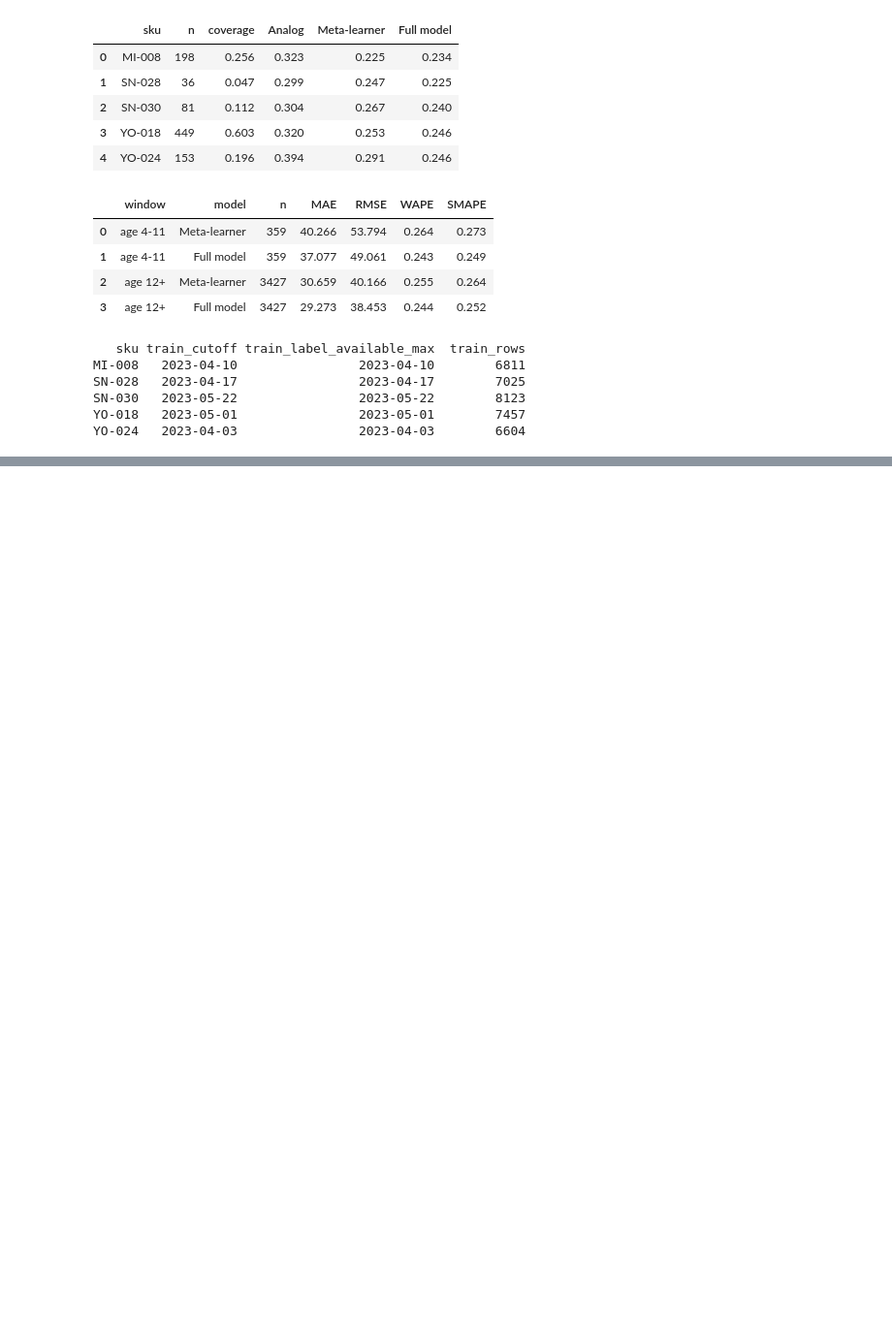
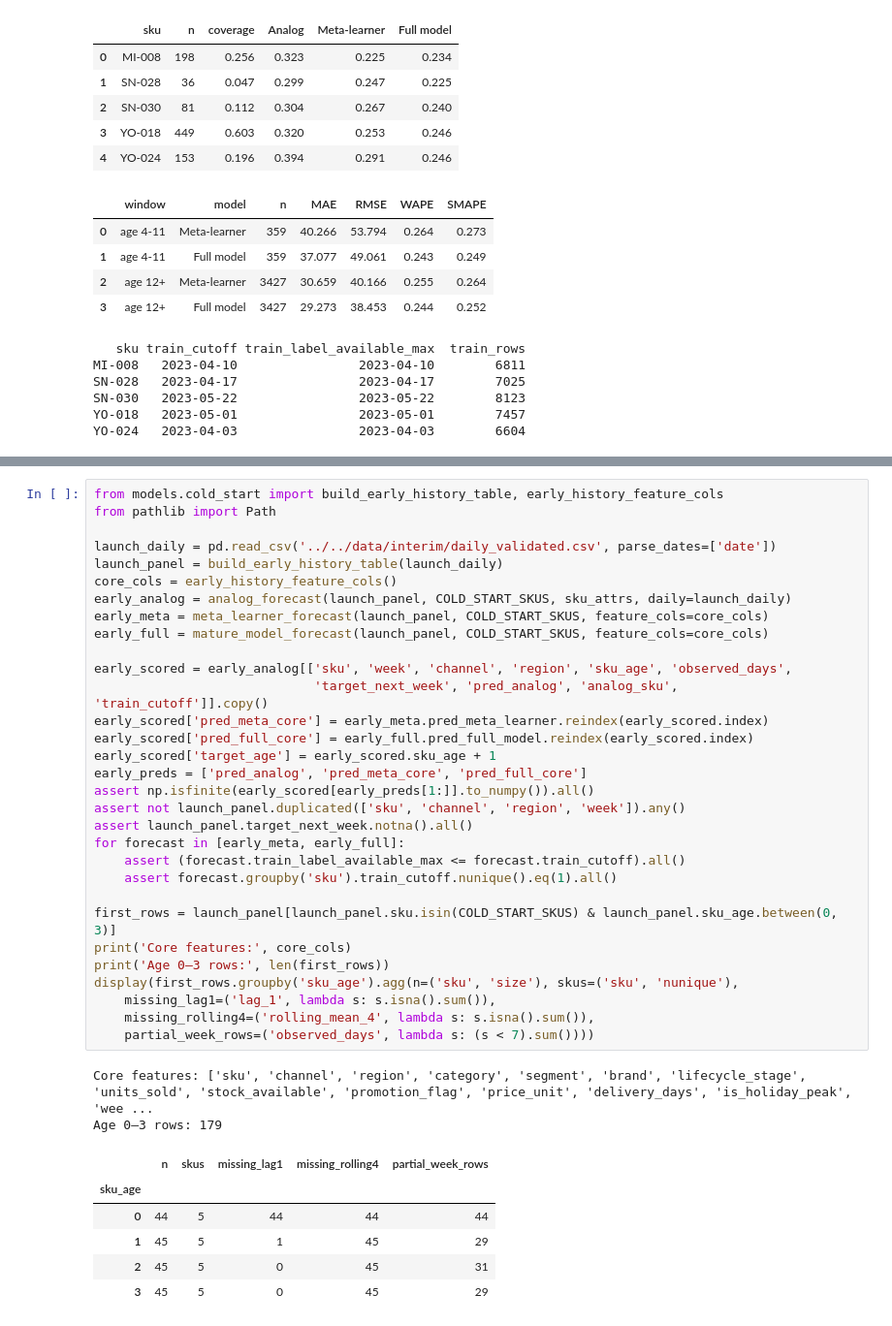
Before and after one commit to thitiwutsuk/Forecasting-FMCG-Daily-Sales, a Jupyter notebook: notebooks/04_cold_start/10_cold_start.ipynb, the cells around one changed output, grey strips where cells are left out. Shown at 97% size. Saved outputs shown, nothing was run; the diff lists cells and outputs as text; blank space fills up the shorter version.

```diff
--- a/notebooks/04_cold_start/10_cold_start.ipynb
+++ b/notebooks/04_cold_start/10_cold_start.ipynb
@@ -215,0 +231,40 @@ YO-024   2023-04-03                2023-04-03        6604
+# %%
+from models.cold_start import build_early_history_table, early_history_feature_cols
+from pathlib import Path
+
+launch_daily = pd.read_csv('../../data/interim/daily_validated.csv', parse_dates=['date'])
+launch_panel = build_early_history_table(launch_daily)
+core_cols = early_history_feature_cols()
+early_analog = analog_forecast(launch_panel, COLD_START_SKUS, sku_attrs, daily=launch_daily)
+early_meta = meta_learner_forecast(launch_panel, COLD_START_SKUS, feature_cols=core_cols)
+early_full = mature_model_forecast(launch_panel, COLD_START_SKUS, feature_cols=core_cols)
+
+early_scored = early_analog[['sku', 'week', 'channel', 'region', 'sku_age', 'observed_days',
+                             'target_next_week', 'pred_analog', 'analog_sku', 'train_cutoff']].copy()
+early_scored['pred_meta_core'] = early_meta.pred_meta_learner.reindex(early_scored.index)
+early_scored['pred_full_core'] = early_full.pred_full_model.reindex(early_scored.index)
+early_scored['target_age'] = early_scored.sku_age + 1
+early_preds = ['pred_analog', 'pred_meta_core', 'pred_full_core']
+assert np.isfinite(early_scored[early_preds[1:]].to_numpy()).all()
+assert not launch_panel.duplicated(['sku', 'channel', 'region', 'week']).any()
+assert launch_panel.target_next_week.notna().all()
+for forecast in [early_meta, early_full]:
+    assert (forecast.train_label_available_max <= forecast.train_cutoff).all()
+    assert forecast.groupby('sku').train_cutoff.nunique().eq(1).all()
+
+first_rows = launch_panel[launch_panel.sku.isin(COLD_START_SKUS) & launch_panel.sku_age.between(0, 3)]
+print('Core features:', core_cols)
+print('Age 0–3 rows:', len(first_rows))
+display(first_rows.groupby('sku_age').agg(n=('sku', 'size'), skus=('sku', 'nunique'),
+    missing_lag1=('lag_1', lambda s: s.isna().sum()),
+    missing_rolling4=('rolling_mean_4', lambda s: s.isna().sum()),
+    partial_week_rows=('observed_days', lambda s: (s < 7).sum())))
+# %% [output]
+Core features: ['sku', 'channel', 'region', 'category', 'segment', 'brand', 'lifecycle_stage', 'units_sold', 'stock_available', 'promotion_flag', 'price_unit', 'delivery_days', 'is_holiday_peak', 'wee ...
+Age 0–3 rows: 179
+|  | n | skus | missing_lag1 | missing_rolling4 | partial_week_rows |
+| sku_age |  |  |  |  |  |
+| 0 | 44 | 5 | 44 | 44 | 44 |
+| 1 | 45 | 5 | 1 | 45 | 29 |
+| 2 | 45 | 5 | 0 | 45 | 31 |
+| 3 | 45 | 5 | 0 | 45 | 29 |
```
Also changed, not shown: parts of 5 cells of this notebook, 5 other files.
